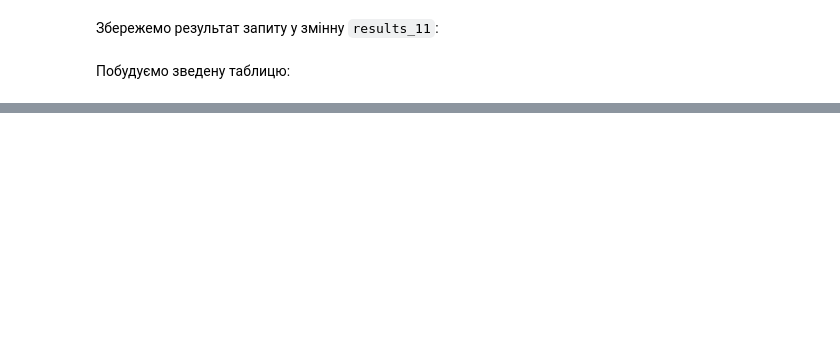
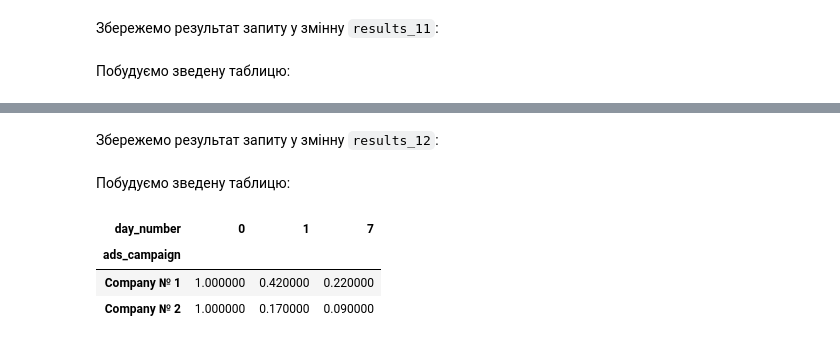
Before and after one commit to Aranaur/py4ds, a Jupyter notebook: sql_metrics.ipynb, the cells around one changed output, grey strips where cells are left out. Drawn from its saved outputs; the diff is of its cells as text; code cells hidden in the pictures; blank space fills up the shorter version.

```diff
--- a/sql_metrics.ipynb
+++ b/sql_metrics.ipynb
@@ -2043,0 +2315,2 @@ pd.pivot_table(
+# %% [markdown]
+Збережемо результат запиту у змінну `results_12`:
@@ -2043,0 +2388,16 @@ pd.pivot_table(
+# %% [markdown]
+Побудуємо зведену таблицю:
+# %%
+pd.pivot_table(
+    results_12,
+    index="ads_campaign",
+    columns="day_number",
+    values="retention",
+).style.background_gradient(
+    cmap="Blues",
+)
+# %% [output]
+| day_number | 0 | 1 | 7 |
+| ads_campaign |  |  |  |
+| Company № 1 | 1.000000 | 0.420000 | 0.220000 |
+| Company № 2 | 1.000000 | 0.170000 | 0.090000 |
```
Also changed, not shown: parts of 22 cells of this notebook, 2 other files.
